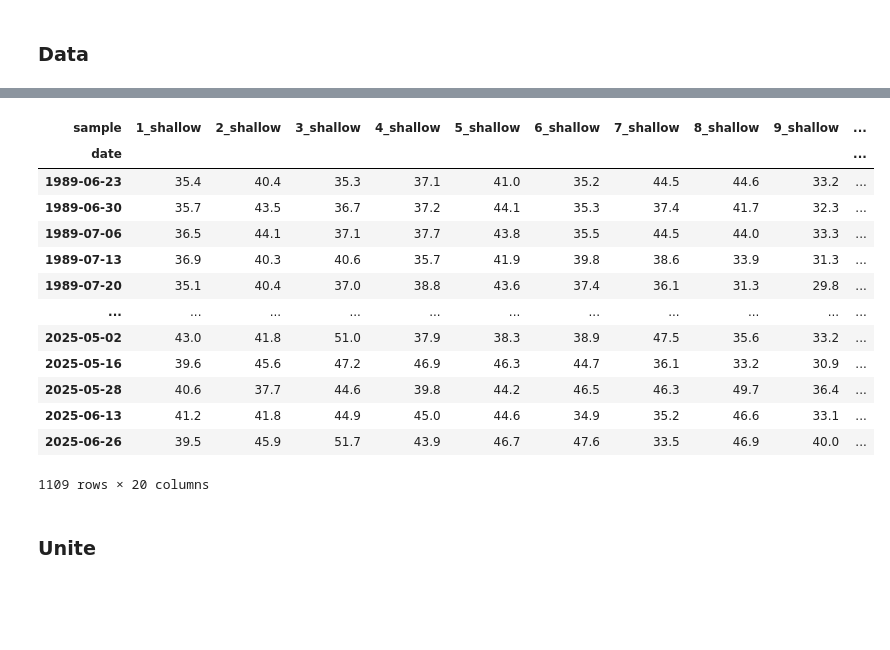
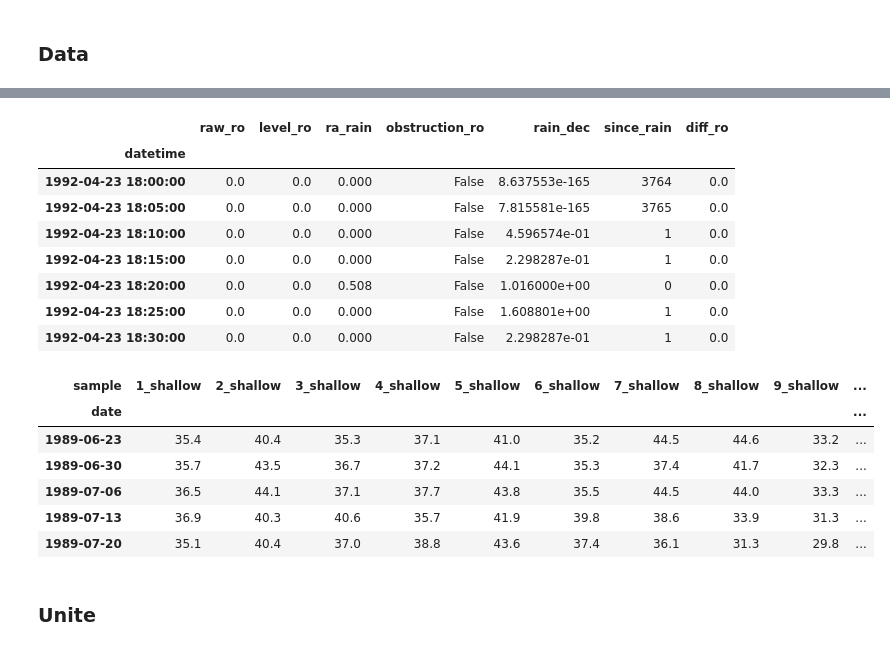
Before and after one commit to gmcginnis/info-698-capstone, a Jupyter notebook: 02_split.ipynb, the cells around one changed output, grey strips where cells are left out. Saved outputs shown, nothing was run; the diff lists cells and outputs as text; code cells hidden in the pictures; blank space fills up the shorter version.

```diff
--- a/02_split.ipynb
+++ b/02_split.ipynb
@@ -74,3 +191,15 @@ See the caveats in the documentation: https://pandas.pydata.org/pandas-docs/stab
+# %%
+water_mini['1992-04-23 18:00:00':'1992-04-23 18:30:00']
+# %% [output]
+|  | raw_ro | level_ro | ra_rain | obstruction_ro | rain_dec | since_rain | diff_ro |
+| datetime |  |  |  |  |  |  |  |
+| 1992-04-23 18:00:00 | 0.0 | 0.0 | 0.000 | False | 8.637553e-165 | 3764 | 0.0 |
+| 1992-04-23 18:05:00 | 0.0 | 0.0 | 0.000 | False | 7.815581e-165 | 3765 | 0.0 |
+| 1992-04-23 18:10:00 | 0.0 | 0.0 | 0.000 | False | 4.596574e-01 | 1 | 0.0 |
+| 1992-04-23 18:15:00 | 0.0 | 0.0 | 0.000 | False | 2.298287e-01 | 1 | 0.0 |
+| 1992-04-23 18:20:00 | 0.0 | 0.0 | 0.508 | False | 1.016000e+00 | 0 | 0.0 |
+| 1992-04-23 18:25:00 | 0.0 | 0.0 | 0.000 | False | 1.608801e+00 | 1 | 0.0 |
+| 1992-04-23 18:30:00 | 0.0 | 0.0 | 0.000 | False | 2.298287e-01 | 1 | 0.0 |
 # %%
 # # soil_mini = united_soil[['sample', 'h2o_by_wet_shallow', 'h2o_by_wet_deep']]
 # soil_mini = united_soil.copy()
@@ -91,38 +220,31 @@ See the caveats in the documentation: https://pandas.pydata.org/pandas-docs/stab
 # %%
 soil_mini_shallow = united_soil.copy().drop('h2o_by_wet_deep', axis=1)
 soil_mini_shallow = soil_mini_shallow.pivot(columns='sample', values='h2o_by_wet_shallow')
 
 soil_mini_deep = united_soil.copy().drop('h2o_by_wet_shallow', axis=1)
 soil_mini_deep = soil_mini_deep.pivot(columns='sample', values='h2o_by_wet_deep')
 
 soil_mini = pd.merge(
     soil_mini_shallow,
     soil_mini_deep,
     left_index=True,
     right_index=True,
     # soil_mini_shallow.reset_index(),
     # soil_mini_deep.reset_index(),
     # on = ["date", "sample"],
     suffixes = ("_shallow", "_deep"),
     how = "outer"
     )
 
-soil_mini
+soil_mini.head()
 # %% [output]
 | sample | 1_shallow | 2_shallow | 3_shallow | 4_shallow | 5_shallow | 6_shallow | 7_shallow | 8_shallow | 9_shallow | ... |
 | date |  |  |  |  |  |  |  |  |  | ... |
 | 1989-06-23 | 35.4 | 40.4 | 35.3 | 37.1 | 41.0 | 35.2 | 44.5 | 44.6 | 33.2 | ... |
 | 1989-06-30 | 35.7 | 43.5 | 36.7 | 37.2 | 44.1 | 35.3 | 37.4 | 41.7 | 32.3 | ... |
 | 1989-07-06 | 36.5 | 44.1 | 37.1 | 37.7 | 43.8 | 35.5 | 44.5 | 44.0 | 33.3 | ... |
 | 1989-07-13 | 36.9 | 40.3 | 40.6 | 35.7 | 41.9 | 39.8 | 38.6 | 33.9 | 31.3 | ... |
 | 1989-07-20 | 35.1 | 40.4 | 37.0 | 38.8 | 43.6 | 37.4 | 36.1 | 31.3 | 29.8 | ... |
-| ... | ... | ... | ... | ... | ... | ... | ... | ... | ... | ... |
-| 2025-05-02 | 43.0 | 41.8 | 51.0 | 37.9 | 38.3 | 38.9 | 47.5 | 35.6 | 33.2 | ... |
-| 2025-05-16 | 39.6 | 45.6 | 47.2 | 46.9 | 46.3 | 44.7 | 36.1 | 33.2 | 30.9 | ... |
-| 2025-05-28 | 40.6 | 37.7 | 44.6 | 39.8 | 44.2 | 46.5 | 46.3 | 49.7 | 36.4 | ... |
-| 2025-06-13 | 41.2 | 41.8 | 44.9 | 45.0 | 44.6 | 34.9 | 35.2 | 46.6 | 33.1 | ... |
-| 2025-06-26 | 39.5 | 45.9 | 51.7 | 43.9 | 46.7 | 47.6 | 33.5 | 46.9 | 40.0 | ... |
-1109 rows × 20 columns
 # %% [markdown]
 ### Unite
 # %%
```
Also changed, not shown: parts of 31 cells of this notebook.
